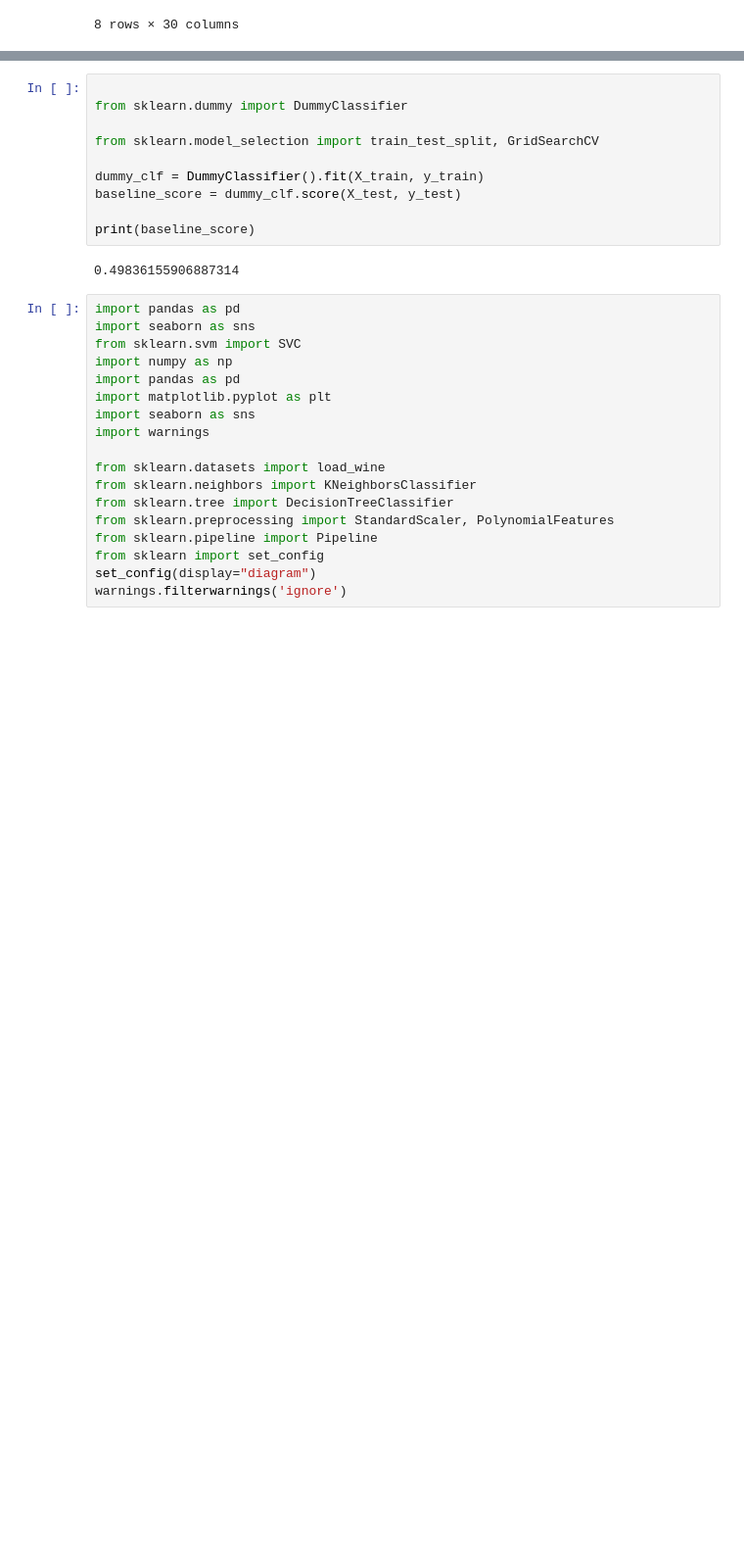
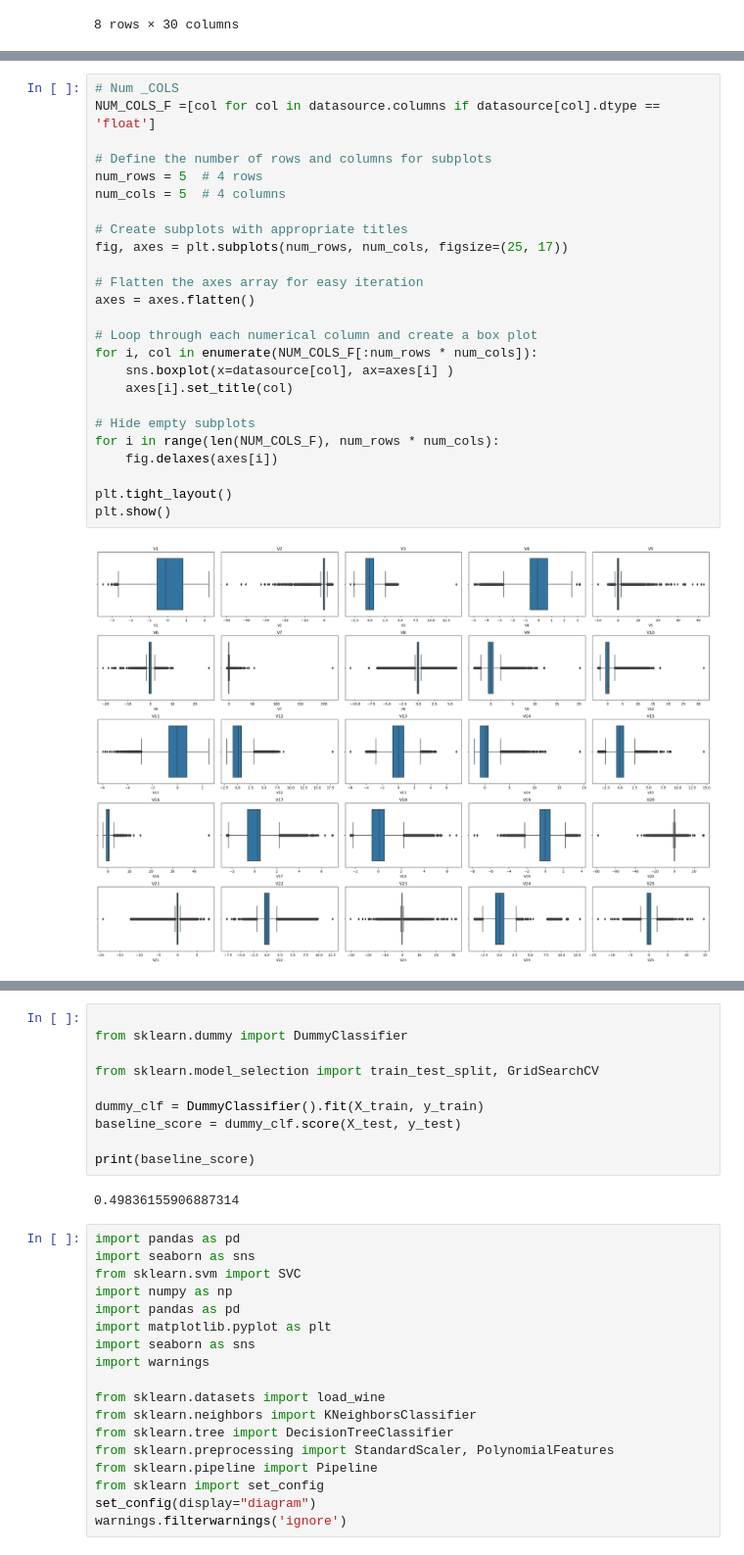
Before and after one commit to vaibhavlaghane/fraud_detection_model, a Jupyter notebook: Capstone_final.ipynb, the cells around one changed output, grey strips where cells are left out. Shown at 98% size. Cells and saved outputs as stored; diff of their text form; blank space fills up the shorter version.

```diff
--- a/Capstone_final.ipynb
+++ b/Capstone_final.ipynb
@@ -102,0 +118,27 @@ X_train.describe()
+# %%
+# Num _COLS
+NUM_COLS_F =[col for col in datasource.columns if datasource[col].dtype == 'float']
+
+# Define the number of rows and columns for subplots
+num_rows = 5  # 4 rows
+num_cols = 5  # 4 columns
+
+# Create subplots with appropriate titles
+fig, axes = plt.subplots(num_rows, num_cols, figsize=(25, 17))
+
+# Flatten the axes array for easy iteration
+axes = axes.flatten()
+
+# Loop through each numerical column and create a box plot
+for i, col in enumerate(NUM_COLS_F[:num_rows * num_cols]):
+    sns.boxplot(x=datasource[col], ax=axes[i] )
+    axes[i].set_title(col)
+
+# Hide empty subplots
+for i in range(len(NUM_COLS_F), num_rows * num_cols):
+    fig.delaxes(axes[i])
+
+plt.tight_layout()
+plt.show()
+# %% [output]
+[figure, added]
```
Also changed, not shown: parts of 3 cells of this notebook.
